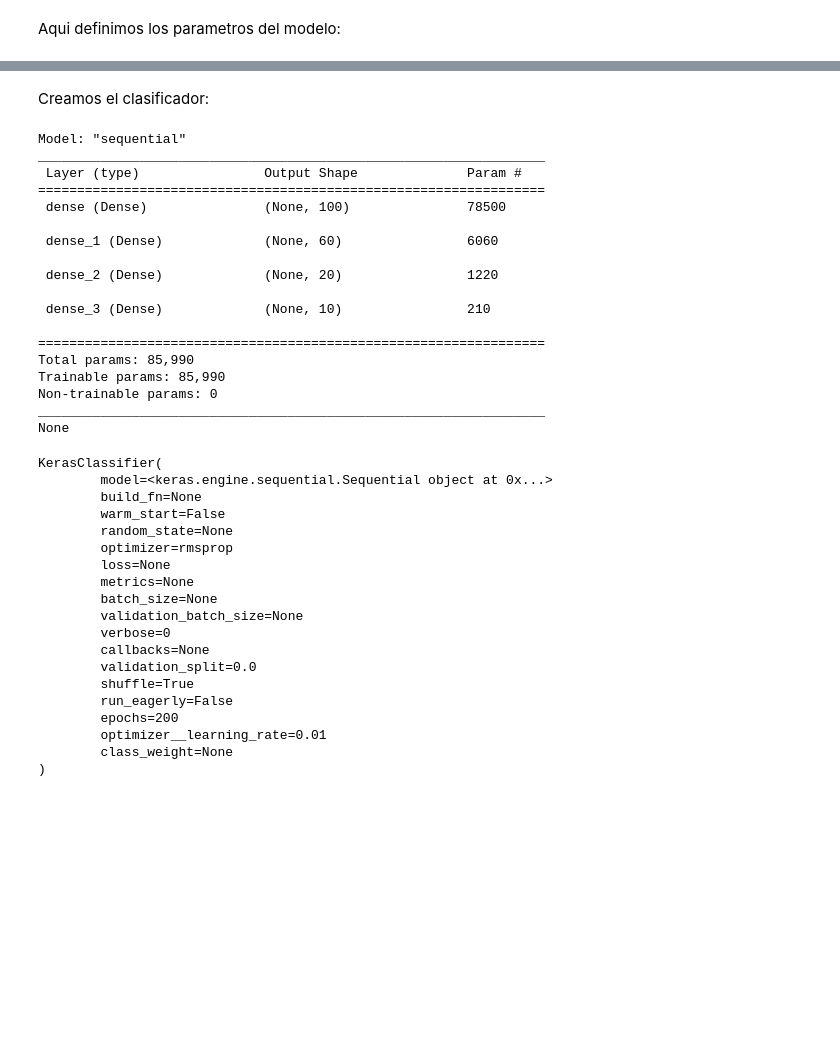
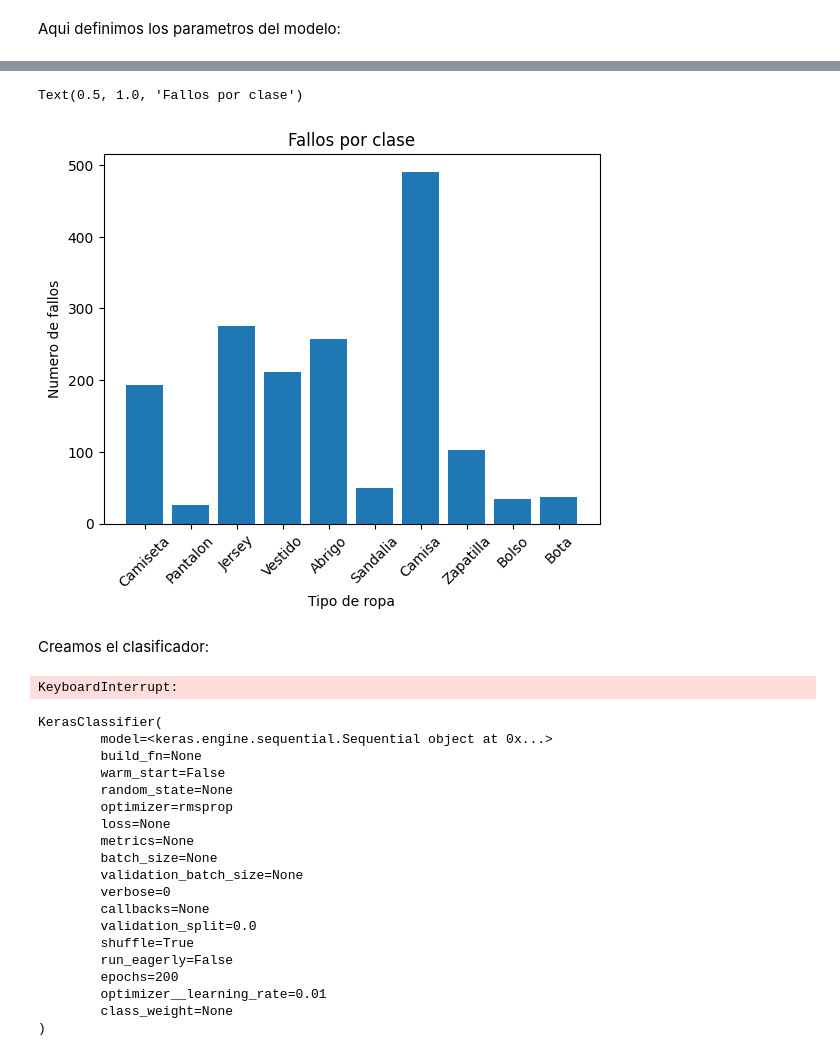
Before and after one commit to Ninjalice/ImageClasificator, a Jupyter notebook: final.ipynb, the cells around one changed output, grey strips where cells are left out. Drawn from its saved outputs; the diff is of its cells as text; code cells hidden in the pictures; blank space fills up the shorter version.

```diff
--- a/final.ipynb
+++ b/final.ipynb
@@ -213,3 +217,13 @@ meta = {"target_type_": "multiclass", "n_classes_": 10, "n_atributos": X_train.s
 compilacion = {"optimizer":"adam"}
 hidden_layer_sizes = (100, 60, 20)
 alpha = 0.01
+# %%
+clasificador = MLPClassifier( hidden_layer_sizes=(100,30,20), solver='adam', max_iter=250, alpha =0.01 )
+
+clasificador.fit(X_train, y_train.ravel())
+
+y_pred = clasificador.predict(X_test)
+
+print("Accuracy: "+str(accuracy_score(y_test, y_pred)))
+print('\n')
+print(classification_report(y_test, y_pred))
@@ -216,31 +250,33 @@ alpha = 0.01
+# %%
+mask = np.array(y_pred != y_test).ravel()
+X_mal = X_test[mask]
+y_mal = y_test[mask]
+y_pred_mal = y_pred[mask]
+
+classes = np.arange(10)
+valores = np.zeros(10)
+for i in range(10):
+    valores[i] = np.sum(y_pred[mask] == i)
+plt.bar(classes, valores)
+
+plt.xticks(classes, ['Camiseta', 'Pantalon', 'Jersey', 'Vestido', 'Abrigo', 'Sandalia', 'Camisa', 'Zapatilla', 'Bolso', 'Bota'], rotation=45)
+plt.xlabel('Tipo de ropa')
+plt.ylabel('Numero de fallos')
+plt.title("Fallos por clase")
+# %% [output]
+Text(0.5, 1.0, 'Fallos por clase')
+[figure, added]
 # %% [markdown]
 Creamos el clasificador:
 # %%
 clf = KerasClassifier(
-    model=get_clf_model(meta = meta, compilacion = compilacion, hidden_layer_sizes = (100, 60, 20)),
+    model=get_clf_model(meta = meta, compilacion = compilacion, hidden_layer_sizes = (100, 30, 20)),
     optimizer__learning_rate = alpha,
     verbose=0, epochs= 200
 )
 print(clf.model.summary())
 # %% [output]
-Model: "sequential"
-_________________________________________________________________
- Layer (type)                Output Shape              Param #
-=================================================================
- dense (Dense)               (None, 100)               78500
-
- dense_1 (Dense)             (None, 60)                6060
-
- dense_2 (Dense)             (None, 20)                1220
-
- dense_3 (Dense)             (None, 10)                210
-
-=================================================================
-Total params: 85,990
-Trainable params: 85,990
-Non-trainable params: 0
-_________________________________________________________________
-None
+KeyboardInterrupt:
 # %%
 clf.fit(X_train, y_train)
 # %% [output]
```
Also changed, not shown: parts of 4 cells of this notebook, 3 other files.
